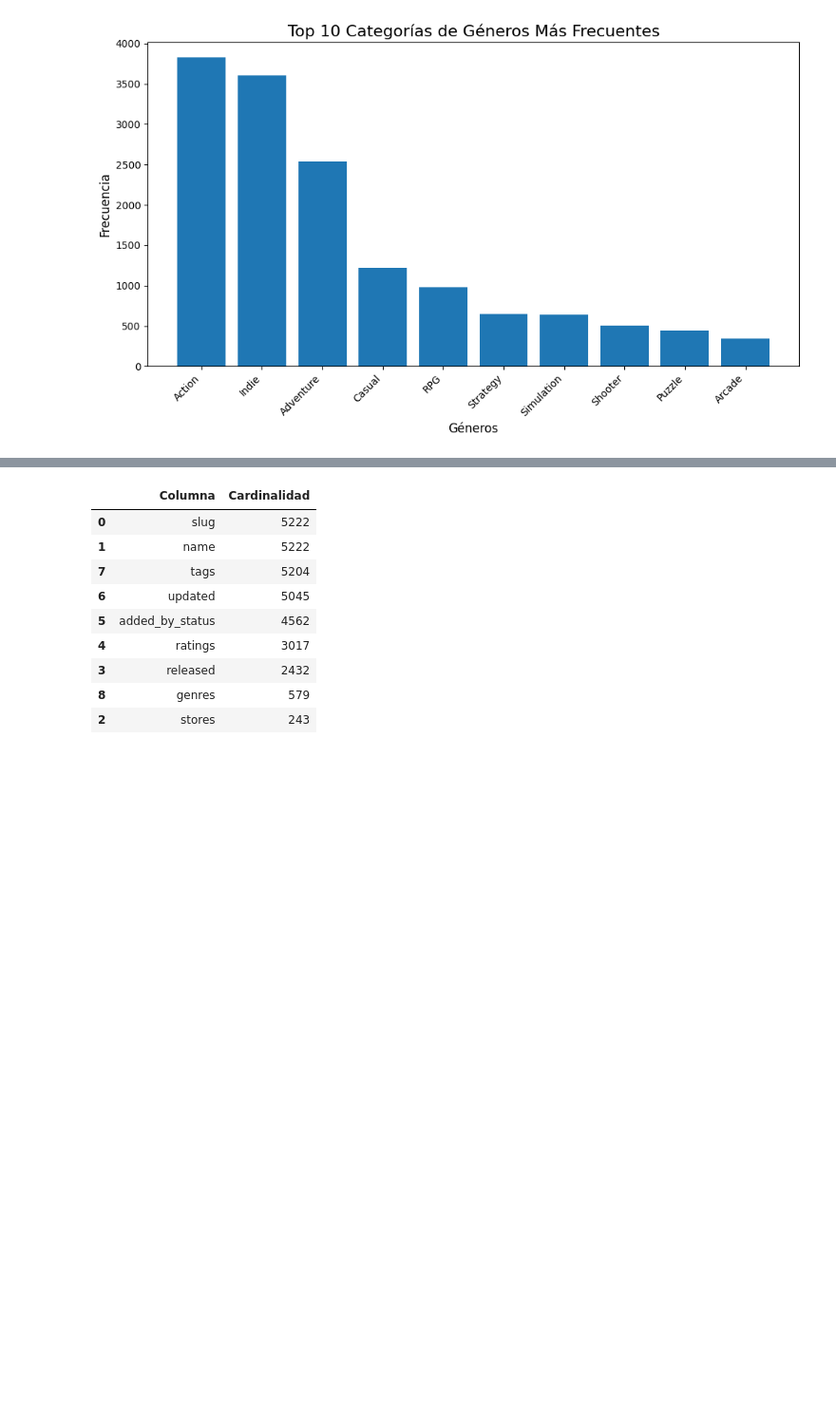
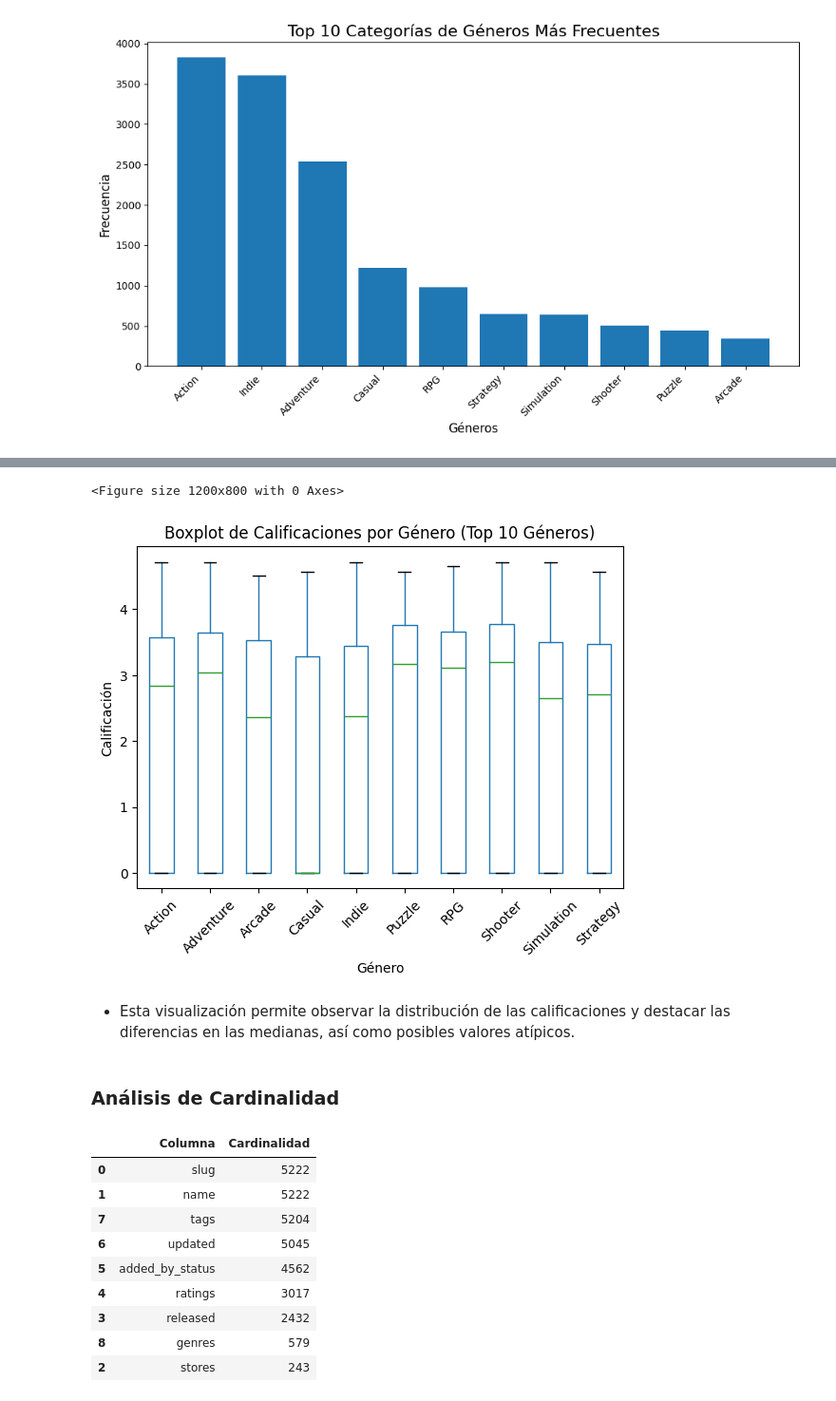
Before and after one commit to andreszaragoza/Eda-Andres, a Jupyter notebook: Analisis_Andres/notebooks/Analisis_Datos.ipynb, the cells around one changed output, grey strips where cells are left out. Shown at 95% size. Drawn from its saved outputs; the diff is of its cells as text; code cells hidden in the pictures; blank space fills up the shorter version.

```diff
--- a/Analisis_Andres/notebooks/Analisis_Datos.ipynb
+++ b/Analisis_Andres/notebooks/Analisis_Datos.ipynb
@@ -609,0 +738,20 @@ plt.show()
+# %%
+df['genres_list'] = df['genres'].apply(lambda x: [g['name'] for g in eval(x)] if pd.notna(x) else [])
+
+df_expanded = df.explode('genres_list').dropna(subset=['genres_list'])
+df_expanded = df_expanded[['name', 'genres_list', 'rating']].dropna()
+
+# Agrupar por géneros y preparar los datos para ANOVA
+groups = {genre: df_expanded[df_expanded['genres_list'] == genre]['rating'].values for genre in df_expanded['genres_list'].unique()}
+
+anova = stats.f_oneway(*[ratings for ratings in groups.values() if len(ratings) > 5])
+
+nova = {
+    "p-value": anova.pvalue,
+    "F-statistic": anova.statistic,
+    "Significativo": "Sí" if anova.pvalue < 0.05 else "No"
+}
+
+top_genres = df_expanded['genres_list'].value_counts().head(10).to_dict()
+
+nova, top_genres
@@ -610,3 +789,29 @@ plt.show()
+# %%
+df['genres_list'] = df['genres'].apply(lambda x: [g['name'] for g in eval(x)] if pd.notna(x) else [])
+
+df_expanded = df.explode('genres_list').dropna(subset=['genres_list'])
+df_expanded = df_expanded[['name', 'genres_list', 'rating']].dropna()
+
+# Géneros más representativos
+top_genres_list = df_expanded['genres_list'].value_counts().head(10).index.tolist()
+df_top_genres = df_expanded[df_expanded['genres_list'].isin(top_genres_list)]
+
+
+plt.figure(figsize=(12, 8))
+df_top_genres.boxplot(column='rating', by='genres_list', grid=False)
+plt.title('Boxplot de Calificaciones por Género (Top 10 Géneros)')
+plt.suptitle('')
+plt.xlabel('Género')
+plt.ylabel('Calificación')
+plt.xticks(rotation=45)
+plt.show()
+# %% [output]
+<Figure size 1200x800 with 0 Axes>
+[figure, added]
+# %% [markdown]
+- Esta visualización permite observar la distribución de las calificaciones y destacar las diferencias en las medianas, así como posibles valores atípicos.
+# %% [markdown]
+### Análisis de Cardinalidad
 # %%
 # Procesar columnas categóricas que contienen listas o estructuras complejas
 def preprocess_column(column):
```
Also changed, not shown: parts of 12 cells of this notebook, 37 other files.
